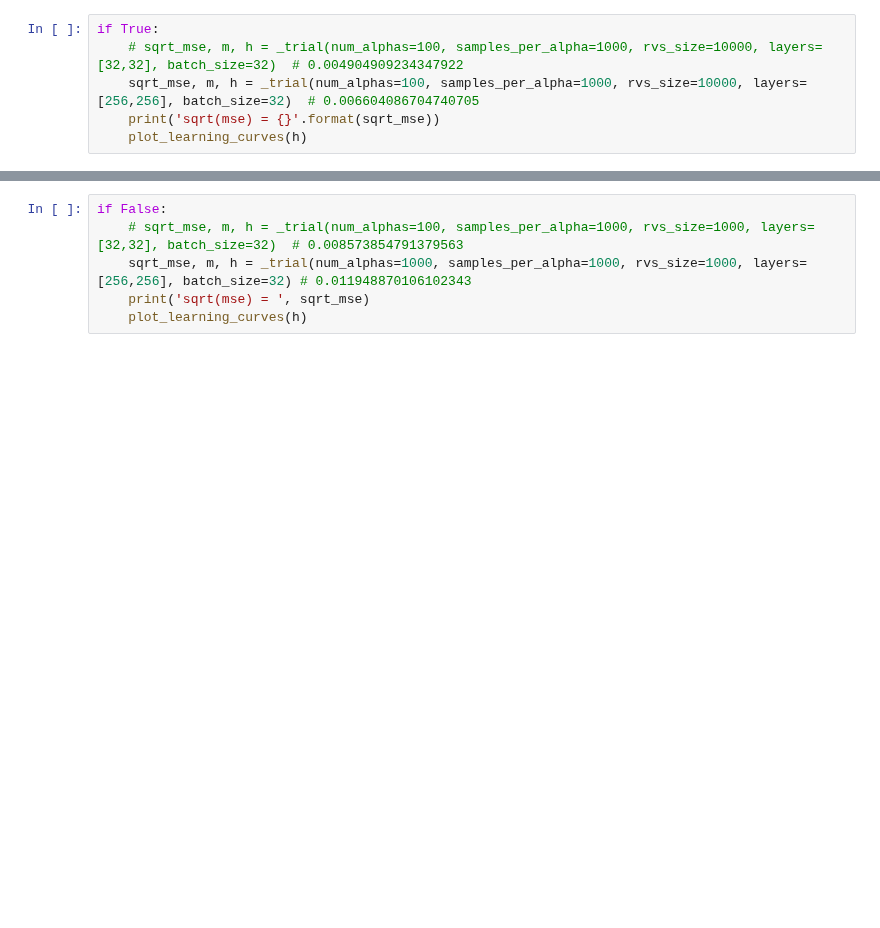
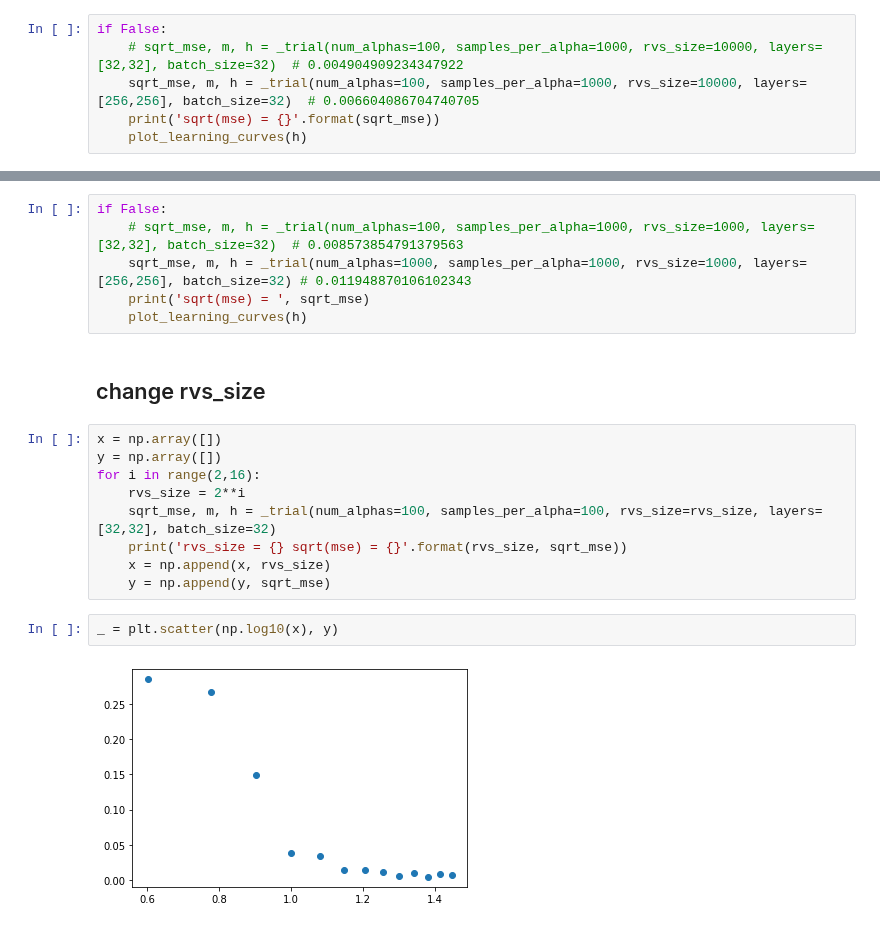
Before and after one commit to yossi-cohen/preferential-attachment, a Jupyter notebook: notebooks/yulesimon-dnn-trials.ipynb, the cells around one changed output, grey strips where cells are left out. Cells and saved outputs as stored; diff of their text form; blank space fills up the shorter version.

```diff
--- a/notebooks/yulesimon-dnn-trials.ipynb
+++ b/notebooks/yulesimon-dnn-trials.ipynb
@@ -346,5 +357,5 @@ val_loss: 0.014758918434381485
 # %%
-if True:
+if False:
     # sqrt_mse, m, h = _trial(num_alphas=100, samples_per_alpha=1000, rvs_size=10000, layers=[32,32], batch_size=32)  # 0.004904909234347922
     sqrt_mse, m, h = _trial(num_alphas=100, samples_per_alpha=1000, rvs_size=10000, layers=[256,256], batch_size=32)  # 0.006604086704740705
     print('sqrt(mse) = {}'.format(sqrt_mse))
@@ -363,3 +368,18 @@ if False:
     sqrt_mse, m, h = _trial(num_alphas=1000, samples_per_alpha=1000, rvs_size=1000, layers=[256,256], batch_size=32) # 0.011948870106102343
     print('sqrt(mse) = ', sqrt_mse)
     plot_learning_curves(h)
+# %% [markdown]
+## change rvs_size
+# %%
+x = np.array([])
+y = np.array([])
+for i in range(2,16):
+    rvs_size = 2**i
+    sqrt_mse, m, h = _trial(num_alphas=100, samples_per_alpha=100, rvs_size=rvs_size, layers=[32,32], batch_size=32)
+    print('rvs_size = {} sqrt(mse) = {}'.format(rvs_size, sqrt_mse))
+    x = np.append(x, rvs_size)
+    y = np.append(y, sqrt_mse)
+# %%
+_ = plt.scatter(np.log10(x), y)
+# %% [output]
+[figure, added]
```
Also changed, not shown: parts of 4 cells of this notebook.
